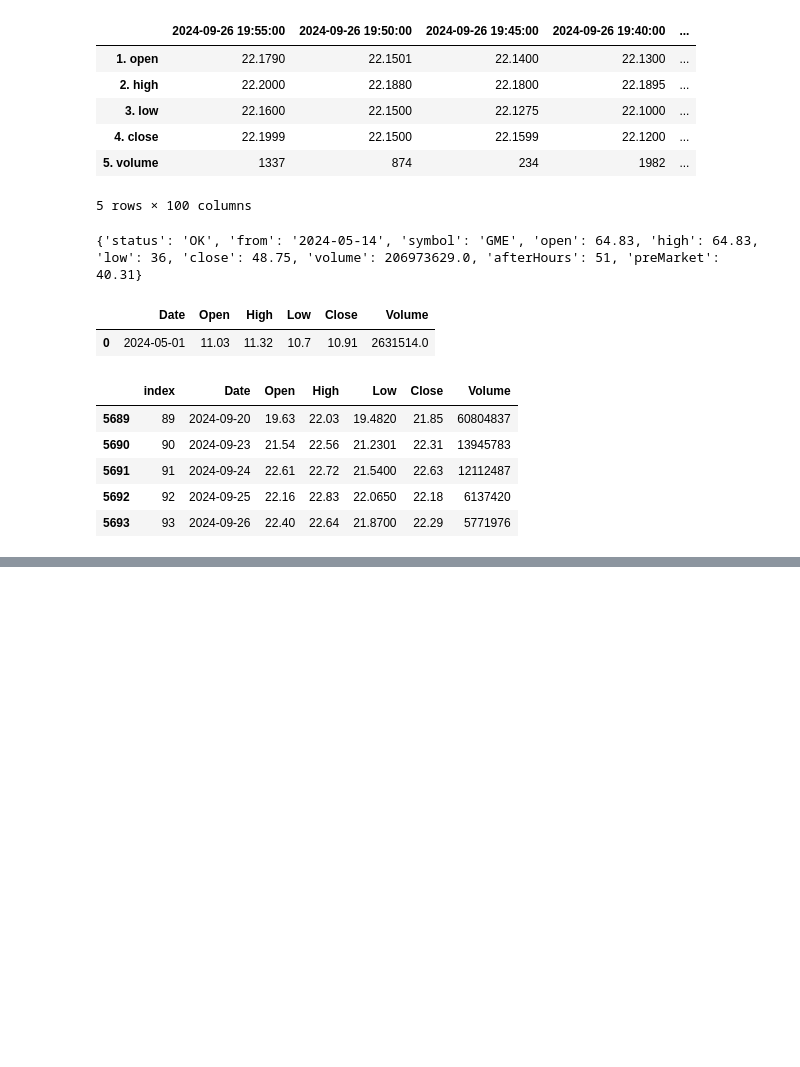
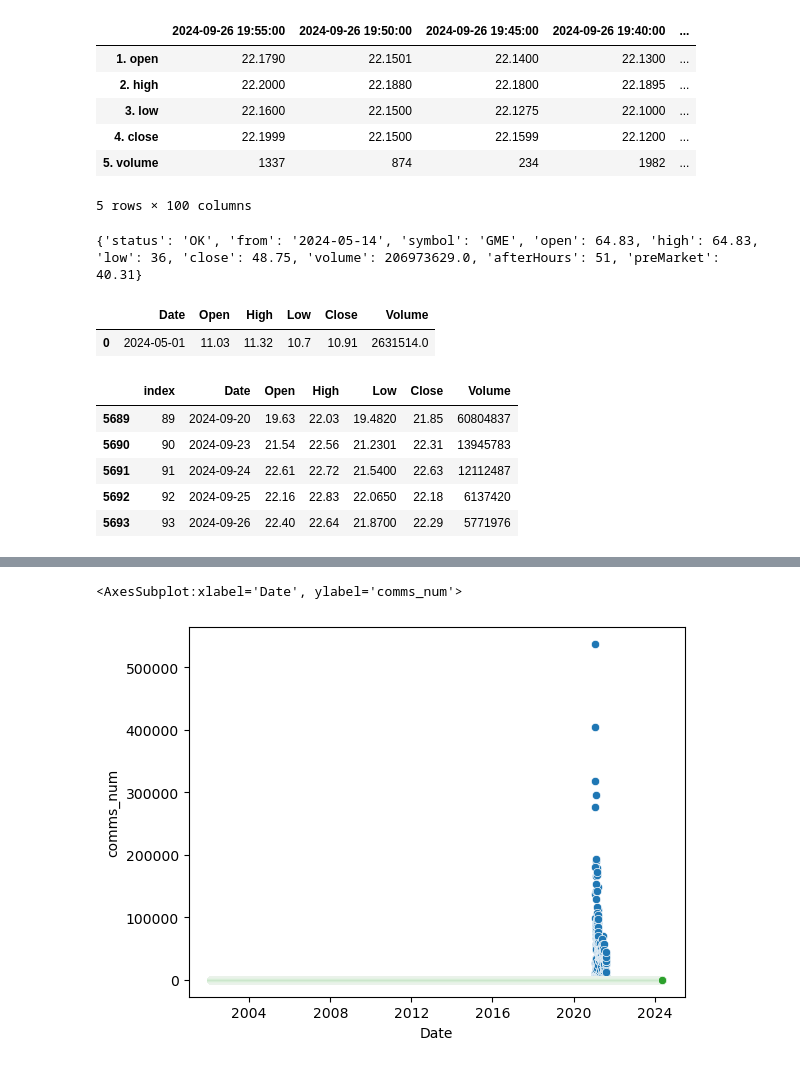
Before and after one commit to Rain0rShine/Artificial-Intelligence, a Jupyter notebook: Semester 1/Stocks/Stocks.ipynb, the cells around one changed output, grey strips where cells are left out. Drawn from its saved outputs; the diff is of its cells as text; code cells hidden in the pictures; blank space fills up the shorter version.

```diff
--- a/Semester 1/Stocks/Stocks.ipynb
+++ b/Semester 1/Stocks/Stocks.ipynb
@@ -282,0 +283,4 @@ amc.plot.scatter(x ='Date', y= 'High', s=None, c=None)
+# %%
+wsb = pd.read_json('light_encode_wsb.json')
+# %%
+wsb.rename(columns={"timestamp":"Date"}, inplace=True)
@@ -282,0 +300,7 @@ amc.plot.scatter(x ='Date', y= 'High', s=None, c=None)
+# %%
+sns.scatterplot(data= wsb, x="Date", y="comms_num")
+sns.scatterplot(data=amc, x="Date", y="High")
+sns.scatterplot(data= gme, x="Date", y="High")
+# %% [output]
+<AxesSubplot:xlabel='Date', ylabel='comms_num'>
+[figure, added]
```
Also changed, not shown: parts of 12 cells of this notebook, 2 other files.
